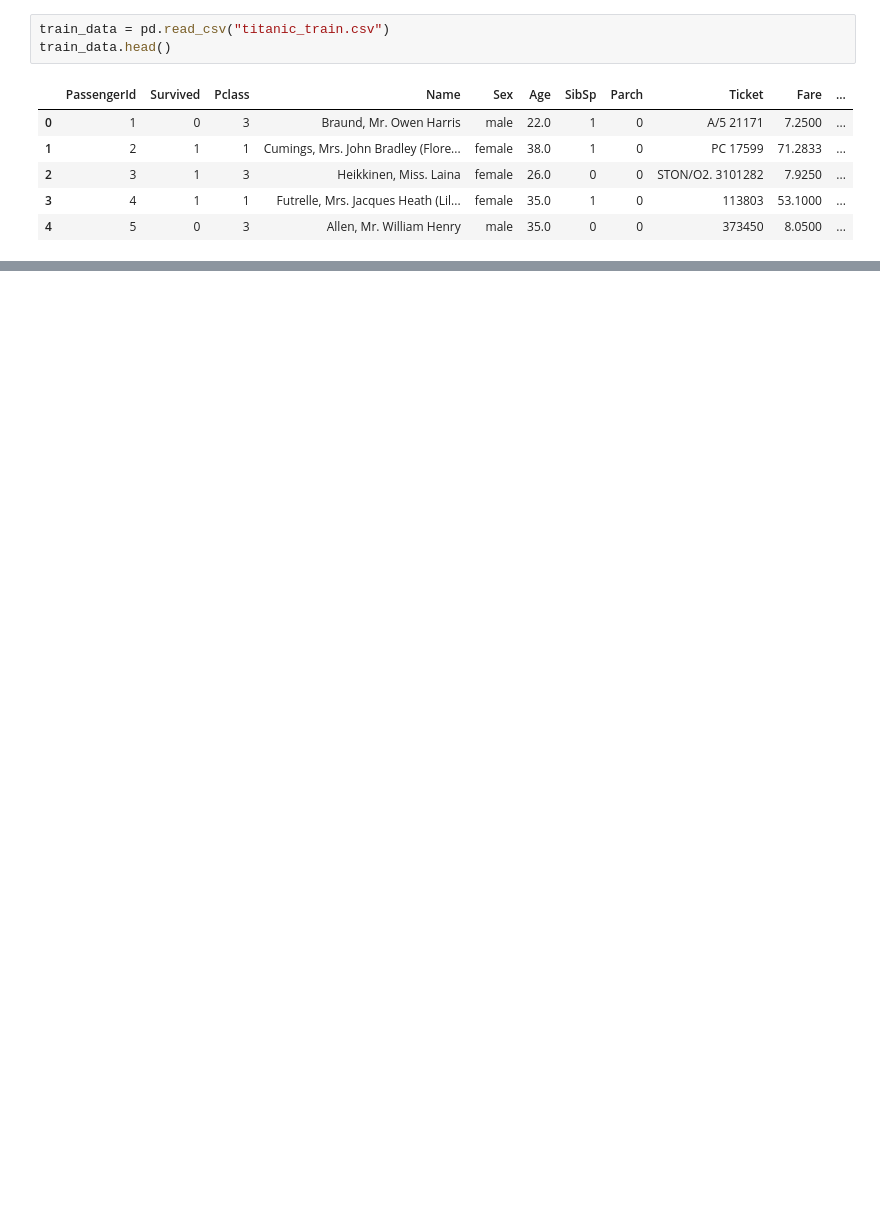
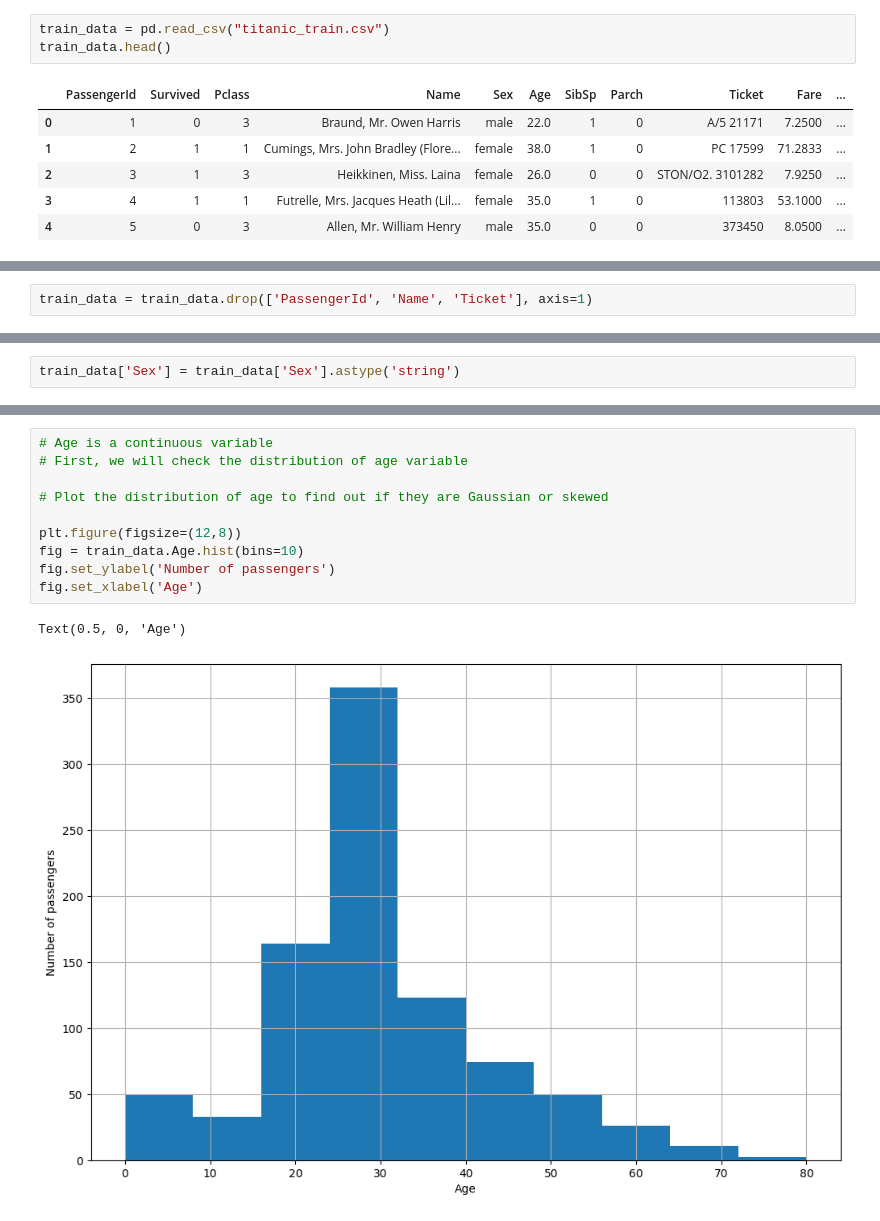
Before and after one commit to Arsiry/sigma-internship, a Jupyter notebook: kaggle-competitions/titanic.ipynb, the cells around one changed output, grey strips where cells are left out. Saved outputs shown, nothing was run; the diff lists cells and outputs as text; blank space fills up the shorter version.

```diff
--- a/kaggle-competitions/titanic.ipynb
+++ b/kaggle-competitions/titanic.ipynb
@@ -55,0 +49,2 @@ test_data.head()
+# %%
+train_data = train_data.drop(['PassengerId', 'Name', 'Ticket'], axis=1)
@@ -55,0 +71,2 @@ test_data.head()
+# %%
+train_data['Sex'] = train_data['Sex'].astype('string')
@@ -55,0 +154,13 @@ test_data.head()
+# %%
+# Age is a continuous variable
+# First, we will check the distribution of age variable
+
+# Plot the distribution of age to find out if they are Gaussian or skewed
+
+plt.figure(figsize=(12,8))
+fig = train_data.Age.hist(bins=10)
+fig.set_ylabel('Number of passengers')
+fig.set_xlabel('Age')
+# %% [output]
+Text(0.5, 0, 'Age')
+[figure, added]
```
Also changed, not shown: parts of 25 cells of this notebook, 5 other files.
